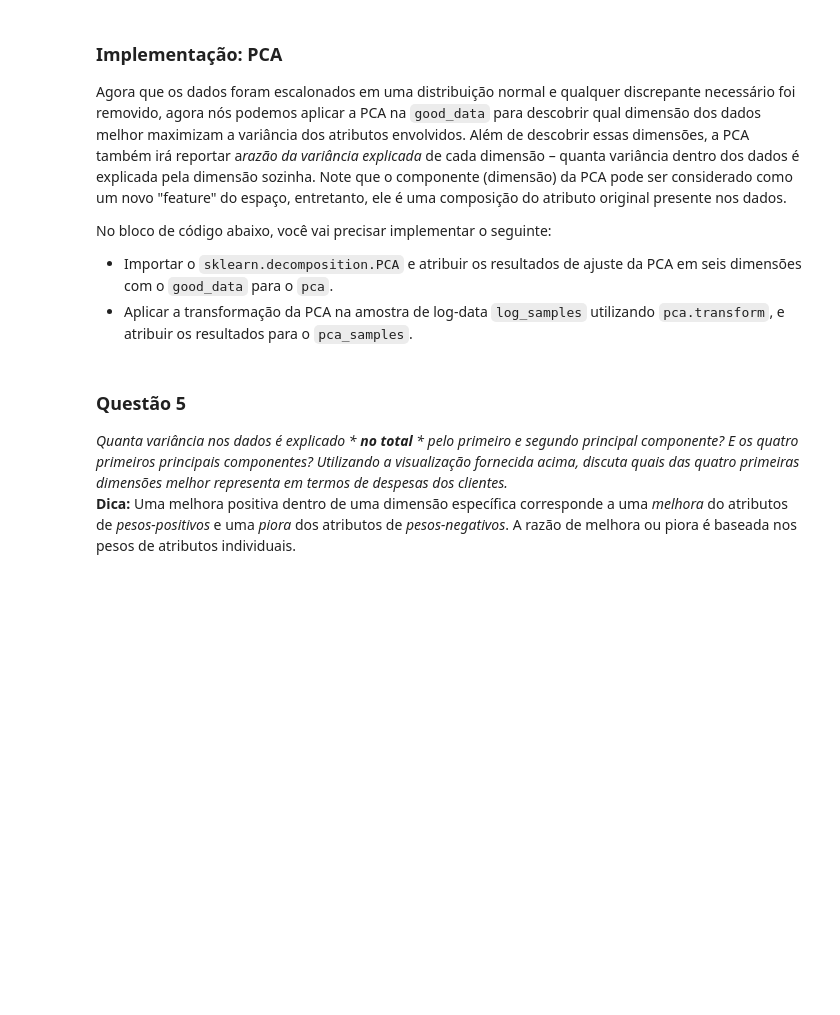
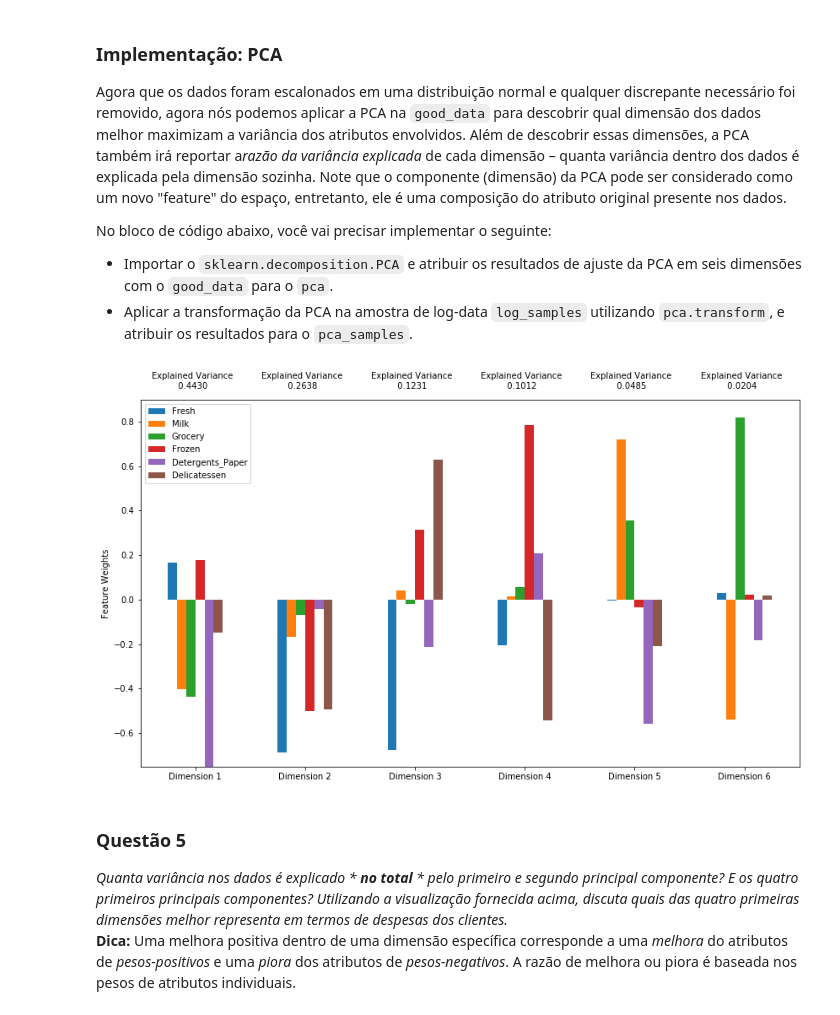
Before and after one commit to gersonfs/customer_segments, a Jupyter notebook: customer_segments_PT.ipynb, the cells around one changed output. Drawn from its saved outputs; the diff is of its cells as text; code cells hidden in the pictures; blank space fills up the shorter version.

```diff
--- a/customer_segments_PT.ipynb
+++ b/customer_segments_PT.ipynb
@@ -188,23 +188,29 @@ No bloco de código abaixo, você vai precisar implementar o seguinte:
  Uma vez que você executou essa implementação, o conjunto de dado será armazenado na variável `good_data`!Once you have performed this implementation, the dataset will be stored in the variable .
 # %%
 # Para cada atributo encontre os pontos de dados com máximos valores altos e baixos
+allOutliersIndexes = []
 for feature in log_data.keys():
 
     # TODO: Calcule Q1 (25º percentil dos dados) para o atributo dado
-    Q1 = None
+    Q1 = np.percentile(log_data[feature], 25)
 
     # TODO: Calcule Q3 (75º percentil dos dados) para o atributo dado
-    Q3 = None
+    Q3 = np.percentile(log_data[feature], 75)
 
     # TODO: Utilize a amplitude interquartil para calcular o passo do discrepante (1,5 vezes a variação interquartil)
-    step = None
+    step = 1.5 * (Q3-Q1)
 
     # Mostre os discrepantes
     print "Data points considered outliers for the feature '{}':".format(feature)
-    display(log_data[~((log_data[feature] >= Q1 - step) & (log_data[feature] <= Q3 + step))])
+    dataToDisplay = log_data[~((log_data[feature] >= Q1 - step) & (log_data[feature] <= Q3 + step))]
+    allOutliersIndexes.extend(dataToDisplay.index.tolist())
+    display(dataToDisplay)
 
+moreThanOneOccurrence = sorted(list(set([element for element in allOutliersIndexes if allOutliersIndexes.count(element) > 1])))
+print "Indexes that have more than one outlier: "
+print moreThanOneOccurrence
 # OPCIONAL: Selecione os índices dos pontos de dados que você deseja remover
-outliers  = []
+outliers  = moreThanOneOccurrence
 
 # Remova os discrepantes, caso nenhum tenha sido especificado
 good_data = log_data.drop(log_data.index[outliers]).reset_index(drop = True)
@@ -225,14 +297,19 @@ No bloco de código abaixo, você vai precisar implementar o seguinte:
  - Importar o `sklearn.decomposition.PCA` e atribuir os resultados de ajuste da PCA em seis dimensões com o `good_data` para o `pca`.
  - Aplicar a transformação da PCA na amostra de log-data `log_samples` utilizando `pca.transform`, e atribuir os resultados para o `pca_samples`.
 # %%
+from sklearn.decomposition import PCA
+
 # TODO: Aplique a PCA ao ajustar os bons dados com o mesmo número de dimensões como atributos
-pca = None
+pca = PCA(n_components=6)
+pca.fit(good_data)
 
 # TODO: Transforme a amostra de data-log utilizando o ajuste da PCA acima
-pca_samples = None
+pca_samples = pca.transform(log_samples)
 
 # Gere o plot dos resultados da PCA
 pca_results = rs.pca_results(good_data, pca)
+# %% [output]
+[figure, added]
 # %% [markdown]
 ### Questão 5
 *Quanta variância nos dados é explicado * ***no total*** * pelo primeiro e segundo principal componente? E os quatro primeiros principais componentes? Utilizando a visualização fornecida acima, discuta quais das quatro primeiras dimensões melhor representa em termos de despesas dos clientes.*
```
Also changed, not shown: parts of 11 cells of this notebook.
